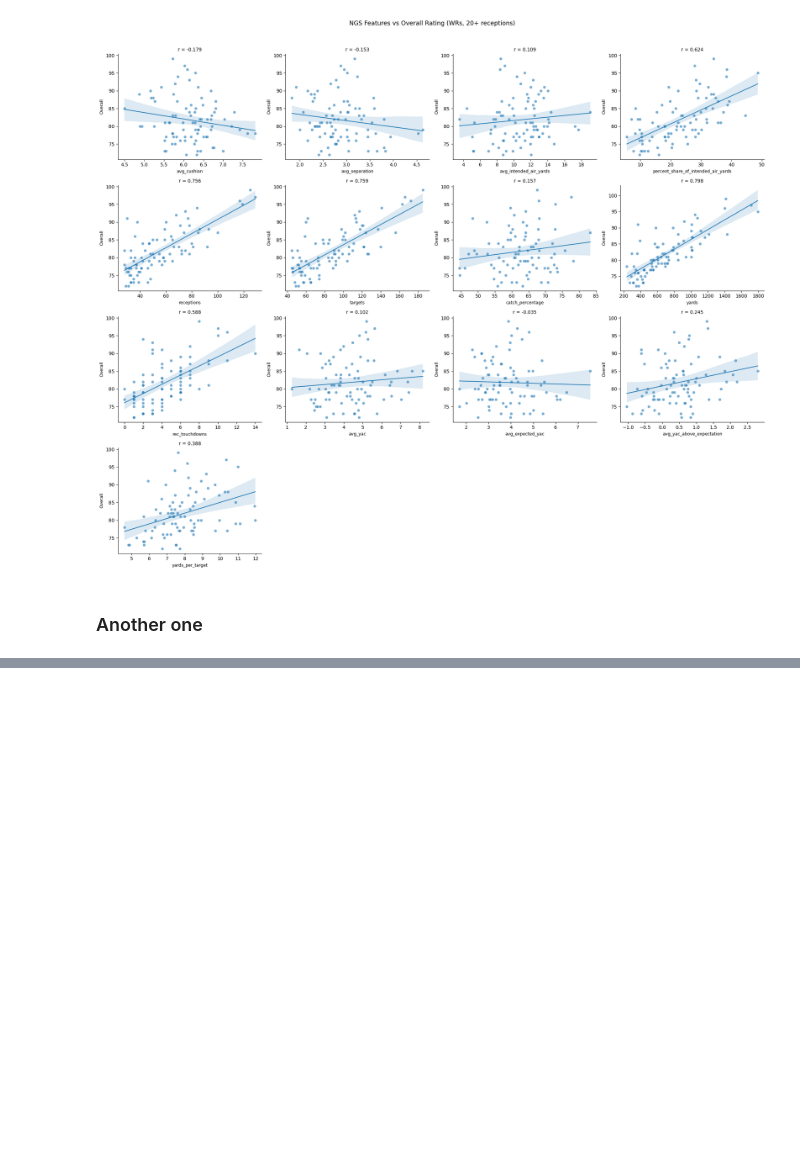
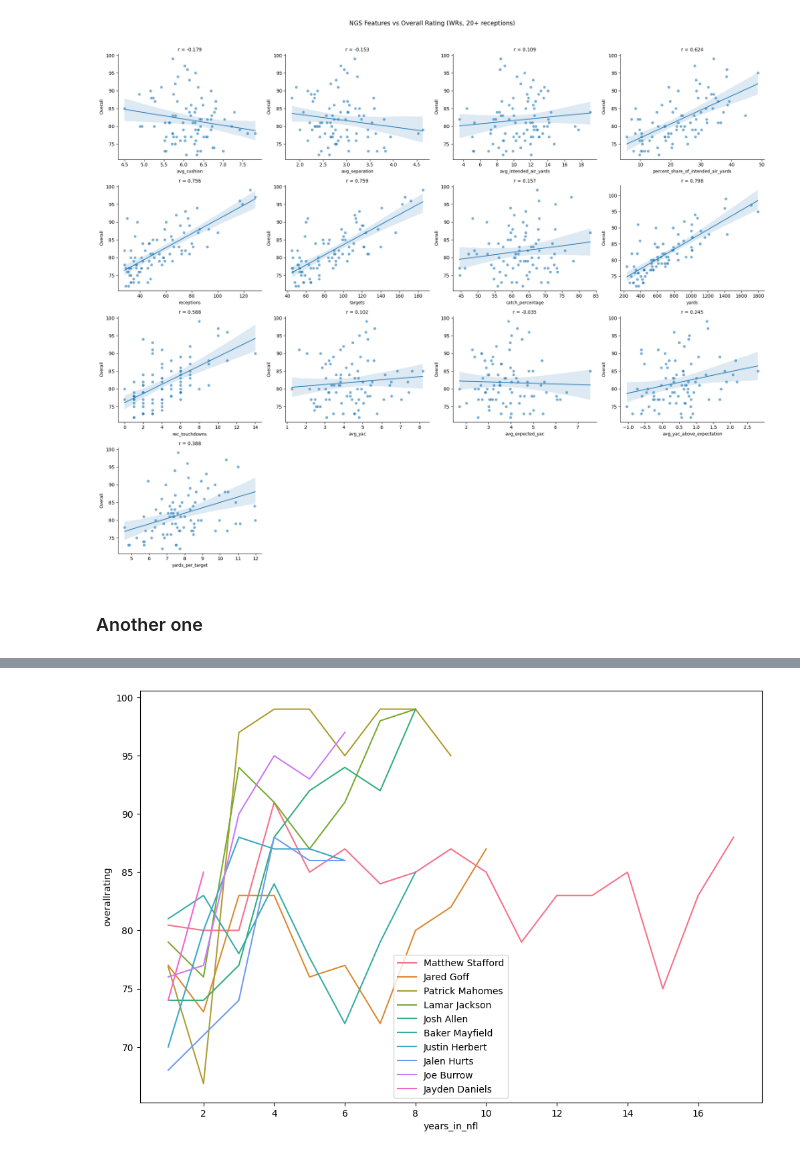
Before and after one commit to CharlieHubbard7/NFLResearch, a Jupyter notebook: NFL_Research_(5_26_26).ipynb, the cells around one changed output, grey strips where cells are left out. Drawn from its saved outputs; the diff is of its cells as text; code cells hidden in the pictures; blank space fills up the shorter version.

```diff
--- a/NFL_Research_(5_26_26).ipynb
+++ b/NFL_Research_(5_26_26).ipynb
@@ -892,0 +924,16 @@ ff_opportunity
+# %%
+top10_ids = (madden_long
+    .query("season == 2025 and position == 'QB'")
+    .sort_values('overallrating', ascending=False)
+    .head(10)
+    ["player_id"]
+    .tolist()
+)
+
+temp = madden_long.query("player_id in @top10_ids")
+plt.figure(figsize=(12, 8))
+ax = sns.lineplot(data=temp, x="years_in_nfl", y="overallrating", hue="fullname")
+ax.legend()
+plt.show()
+# %% [output]
+[figure, added]
```
Also changed, not shown: parts of 20 cells of this notebook.
